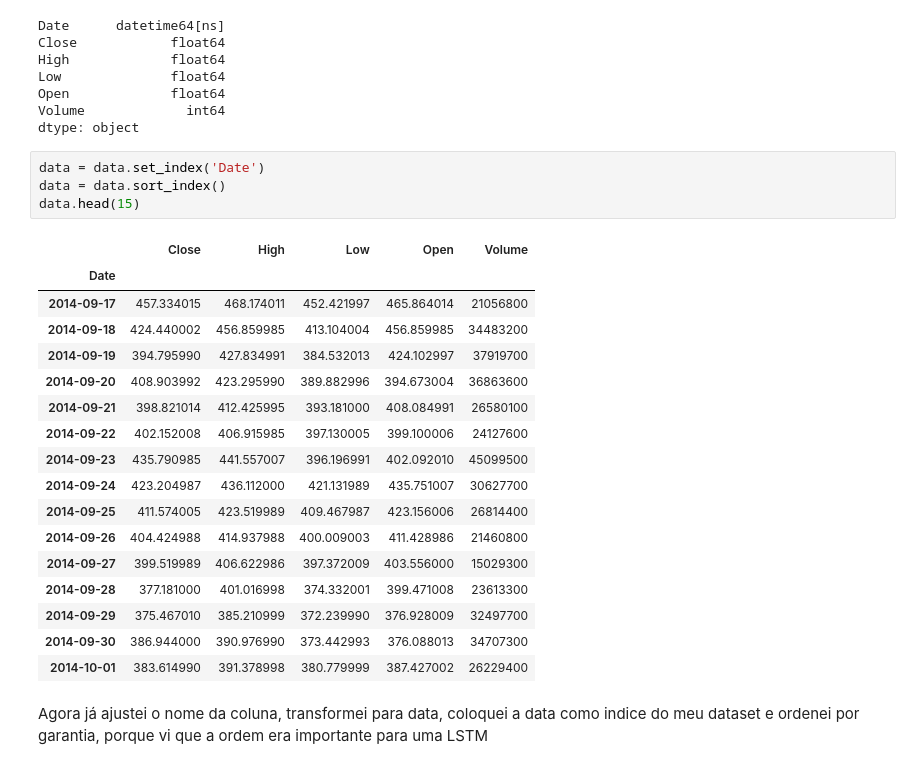
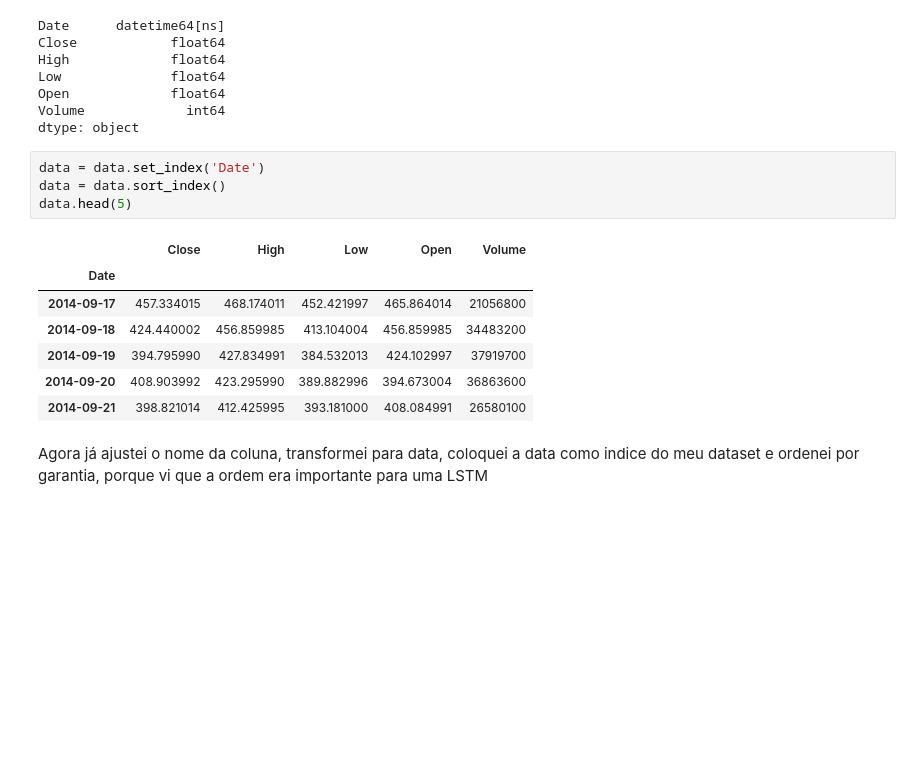
Before and after one commit to gusdiaso/crypto_predict, a Jupyter notebook: bitcoin.ipynb, the cells around one changed output. Saved outputs shown, nothing was run; the diff lists cells and outputs as text; blank space fills up the shorter version.

```diff
--- a/bitcoin.ipynb
+++ b/bitcoin.ipynb
@@ -84,25 +79,15 @@ dtype: object
 # %%
 data = data.set_index('Date')
 data = data.sort_index()
-data.head(15)
+data.head(5)
 # %% [output]
 |  | Close | High | Low | Open | Volume |
 | Date |  |  |  |  |  |
 | 2014-09-17 | 457.334015 | 468.174011 | 452.421997 | 465.864014 | 21056800 |
 | 2014-09-18 | 424.440002 | 456.859985 | 413.104004 | 456.859985 | 34483200 |
 | 2014-09-19 | 394.795990 | 427.834991 | 384.532013 | 424.102997 | 37919700 |
 | 2014-09-20 | 408.903992 | 423.295990 | 389.882996 | 394.673004 | 36863600 |
 | 2014-09-21 | 398.821014 | 412.425995 | 393.181000 | 408.084991 | 26580100 |
-| 2014-09-22 | 402.152008 | 406.915985 | 397.130005 | 399.100006 | 24127600 |
-| 2014-09-23 | 435.790985 | 441.557007 | 396.196991 | 402.092010 | 45099500 |
-| 2014-09-24 | 423.204987 | 436.112000 | 421.131989 | 435.751007 | 30627700 |
-| 2014-09-25 | 411.574005 | 423.519989 | 409.467987 | 423.156006 | 26814400 |
-| 2014-09-26 | 404.424988 | 414.937988 | 400.009003 | 411.428986 | 21460800 |
-| 2014-09-27 | 399.519989 | 406.622986 | 397.372009 | 403.556000 | 15029300 |
-| 2014-09-28 | 377.181000 | 401.016998 | 374.332001 | 399.471008 | 23613300 |
-| 2014-09-29 | 375.467010 | 385.210999 | 372.239990 | 376.928009 | 32497700 |
-| 2014-09-30 | 386.944000 | 390.976990 | 373.442993 | 376.088013 | 34707300 |
-| 2014-10-01 | 383.614990 | 391.378998 | 380.779999 | 387.427002 | 26229400 |
 # %% [markdown]
 Agora já ajustei o nome da coluna, transformei para data, coloquei a data como indice do meu dataset e ordenei por garantia, porque vi que a ordem era importante para uma LSTM
 # %%
```
Also changed, not shown: parts of 20 cells of this notebook, 9 other files.
